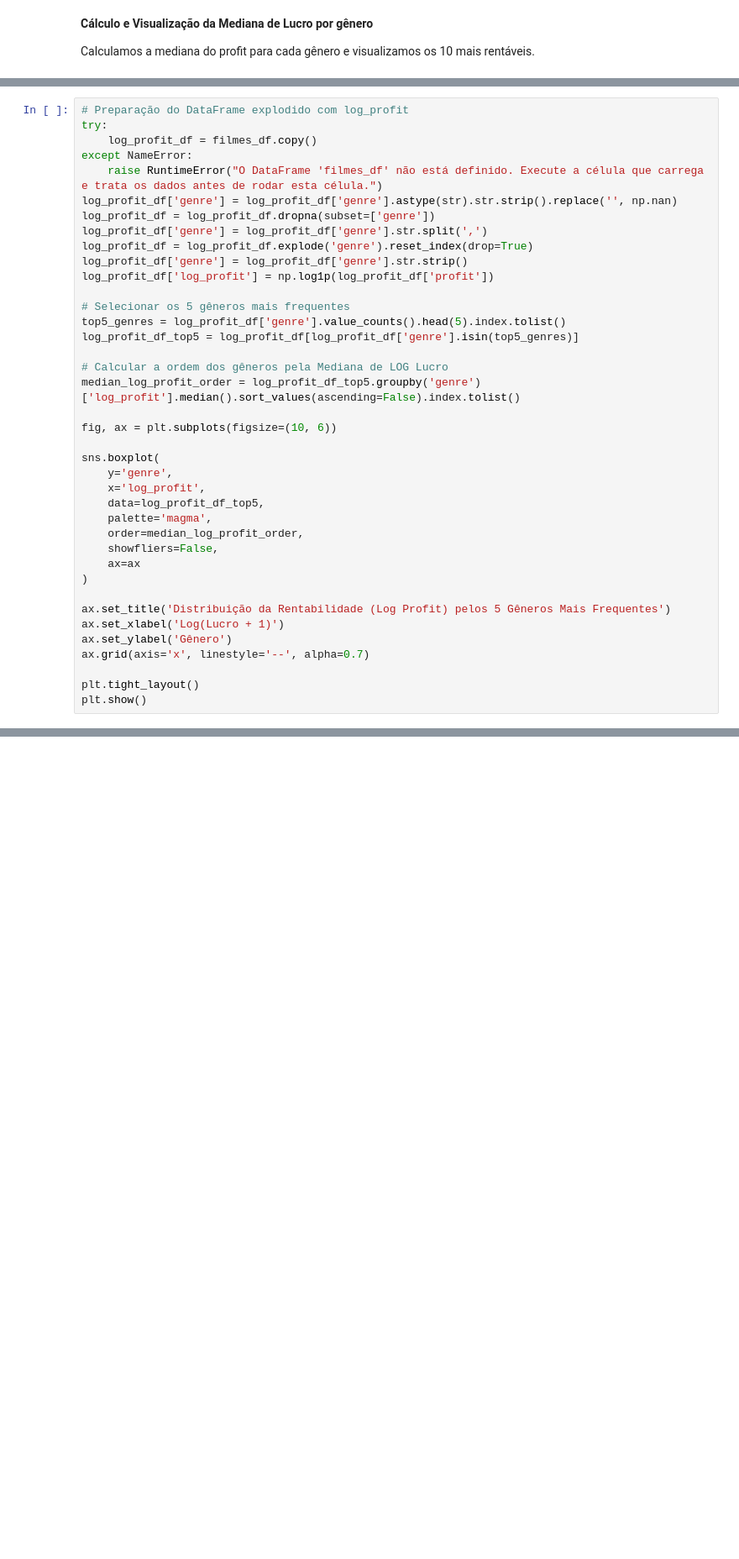
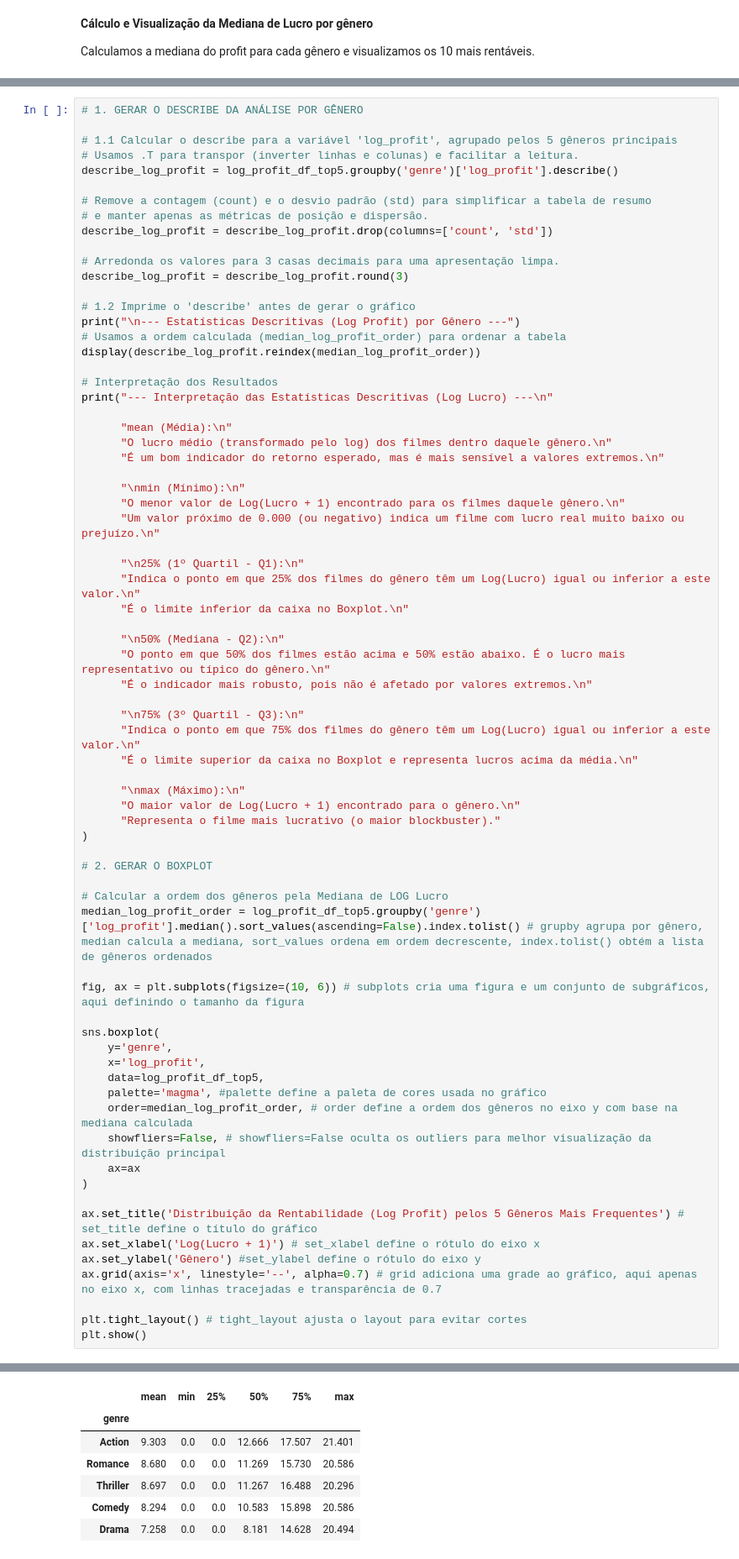
Before and after one commit to dlepinski/Projeto-Extensionista-Big-Data, a Jupyter notebook: app.ipynb, the cells around one changed output, grey strips where cells are left out. Shown at 84% size. Saved outputs shown, nothing was run; the diff lists cells and outputs as text; blank space fills up the shorter version.

Commit message:
melhora da descrição dos relatorios

```diff
--- a/app.ipynb
+++ b/app.ipynb
@@ -677,40 +689,72 @@ Gêneros Selecionados:
 # %%
-# Preparação do DataFrame explodido com log_profit
-try:
-    log_profit_df = filmes_df.copy()
-except NameError:
-    raise RuntimeError("O DataFrame 'filmes_df' não está definido. Execute a célula que carrega e trata os dados antes de rodar esta célula.")
-log_profit_df['genre'] = log_profit_df['genre'].astype(str).str.strip().replace('', np.nan)
-log_profit_df = log_profit_df.dropna(subset=['genre'])
-log_profit_df['genre'] = log_profit_df['genre'].str.split(',')
-log_profit_df = log_profit_df.explode('genre').reset_index(drop=True)
-log_profit_df['genre'] = log_profit_df['genre'].str.strip()
-log_profit_df['log_profit'] = np.log1p(log_profit_df['profit'])
+# 1. GERAR O DESCRIBE DA ANÁLISE POR GÊNERO
 
-# Selecionar os 5 gêneros mais frequentes
-top5_genres = log_profit_df['genre'].value_counts().head(5).index.tolist()
-log_profit_df_top5 = log_profit_df[log_profit_df['genre'].isin(top5_genres)]
+# 1.1 Calcular o describe para a variável 'log_profit', agrupado pelos 5 gêneros principais
+# Usamos .T para transpor (inverter linhas e colunas) e facilitar a leitura.
+describe_log_profit = log_profit_df_top5.groupby('genre')['log_profit'].describe()
+
+# Remove a contagem (count) e o desvio padrão (std) para simplificar a tabela de resumo
+# e manter apenas as métricas de posição e dispersão.
+describe_log_profit = describe_log_profit.drop(columns=['count', 'std'])
+
+# Arredonda os valores para 3 casas decimais para uma apresentação limpa.
+describe_log_profit = describe_log_profit.round(3)
+
+# 1.2 Imprime o 'describe' antes de gerar o gráfico
+print("\n--- Estatísticas Descritivas (Log Profit) por Gênero ---")
+# Usamos a ordem calculada (median_log_profit_order) para ordenar a tabela
+display(describe_log_profit.reindex(median_log_profit_order))
+
+# Interpretação dos Resultados
+print("--- Interpretação das Estatísticas Descritivas (Log Lucro) ---\n"
+
+      "mean (Média):\n"
+      "O lucro médio (transformado pelo log) dos filmes dentro daquele gênero.\n"
+      "É um bom indicador do retorno esperado, mas é mais sensível a valores extremos.\n"
+
+      "\nmin (Mínimo):\n"
+      "O menor valor de Log(Lucro + 1) encontrado para os filmes daquele gênero.\n"
+      "Um valor próximo de 0.000 (ou negativo) indica um filme com lucro real muito baixo ou prejuízo.\n"
+
+      "\n25% (1º Quartil - Q1):\n"
+      "Indica o ponto em que 25% dos filmes do gênero têm um Log(Lucro) igual ou inferior a este valor.\n"
+      "É o limite inferior da caixa no Boxplot.\n"
+
+      "\n50% (Mediana - Q2):\n"
+      "O ponto em que 50% dos filmes estão acima e 50% estão abaixo. É o lucro mais representativo ou típico do gênero.\n"
+      "É o indicador mais robusto, pois não é afetado por valores extremos.\n"
+
+      "\n75% (3º Quartil - Q3):\n"
+      "Indica o ponto em que 75% dos filmes do gênero têm um Log(Lucro) igual ou inferior a este valor.\n"
+      "É o limite superior da caixa no Boxplot e representa lucros acima da média.\n"
+
+      "\nmax (Máximo):\n"
+      "O maior valor de Log(Lucro + 1) encontrado para o gênero.\n"
+      "Representa o filme mais lucrativo (o maior blockbuster)."
+)
+
+# 2. GERAR O BOXPLOT
 
 # Calcular a ordem dos gêneros pela Mediana de LOG Lucro
-median_log_profit_order = log_profit_df_top5.groupby('genre')['log_profit'].median().sort_values(ascending=False).index.tolist()
+median_log_profit_order = log_profit_df_top5.groupby('genre') ['log_profit'].median().sort_values(ascending=False).index.tolist() # grupby agrupa por gênero, median calcula a mediana, sort_values ordena em ordem decrescente, index.tolist() obtém a lista de gêneros ordenados
 
-fig, ax = plt.subplots(figsize=(10, 6))
+fig, ax = plt.subplots(figsize=(10, 6)) # subplots cria uma figura e um conjunto de subgráficos, aqui definindo o tamanho da figura
 
 sns.boxplot(
     y='genre',
     x='log_profit',
     data=log_profit_df_top5,
-    palette='magma',
-    order=median_log_profit_order,
-    showfliers=False,
+    palette='magma', #palette define a paleta de cores usada no gráfico
+    order=median_log_profit_order, # order define a ordem dos gêneros no eixo y com base na mediana calculada
+    showfliers=False, # showfliers=False oculta os outliers para melhor visualização da distribuição principal
     ax=ax
 )
 
-ax.set_title('Distribuição da Rentabilidade (Log Profit) pelos 5 Gêneros Mais Frequentes')
-ax.set_xlabel('Log(Lucro + 1)')
-ax.set_ylabel('Gênero')
-ax.grid(axis='x', linestyle='--', alpha=0.7)
+ax.set_title('Distribuição da Rentabilidade (Log Profit) pelos 5 Gêneros Mais Frequentes') # set_title define o título do gráfico
+ax.set_xlabel('Log(Lucro + 1)') # set_xlabel define o rótulo do eixo x
+ax.set_ylabel('Gênero') #set_ylabel define o rótulo do eixo y
+ax.grid(axis='x', linestyle='--', alpha=0.7) # grid adiciona uma grade ao gráfico, aqui apenas no eixo x, com linhas tracejadas e transparência de 0.7
 
-plt.tight_layout()
+plt.tight_layout() # tight_layout ajusta o layout para evitar cortes
 plt.show()
 # %% [output]
@@ -719,0 +762,7 @@ Passing `palette` without assigning `hue` is deprecated and will be removed in v
+|  | mean | min | 25% | 50% | 75% | max |
+| genre |  |  |  |  |  |  |
+| Action | 9.303 | 0.0 | 0.0 | 12.666 | 17.507 | 21.401 |
+| Romance | 8.680 | 0.0 | 0.0 | 11.269 | 15.730 | 20.586 |
+| Thriller | 8.697 | 0.0 | 0.0 | 11.267 | 16.488 | 20.296 |
+| Comedy | 8.294 | 0.0 | 0.0 | 10.583 | 15.898 | 20.586 |
+| Drama | 7.258 | 0.0 | 0.0 | 8.181 | 14.628 | 20.494 |
```
Also changed, not shown: parts of 25 cells of this notebook, 1 other file.
